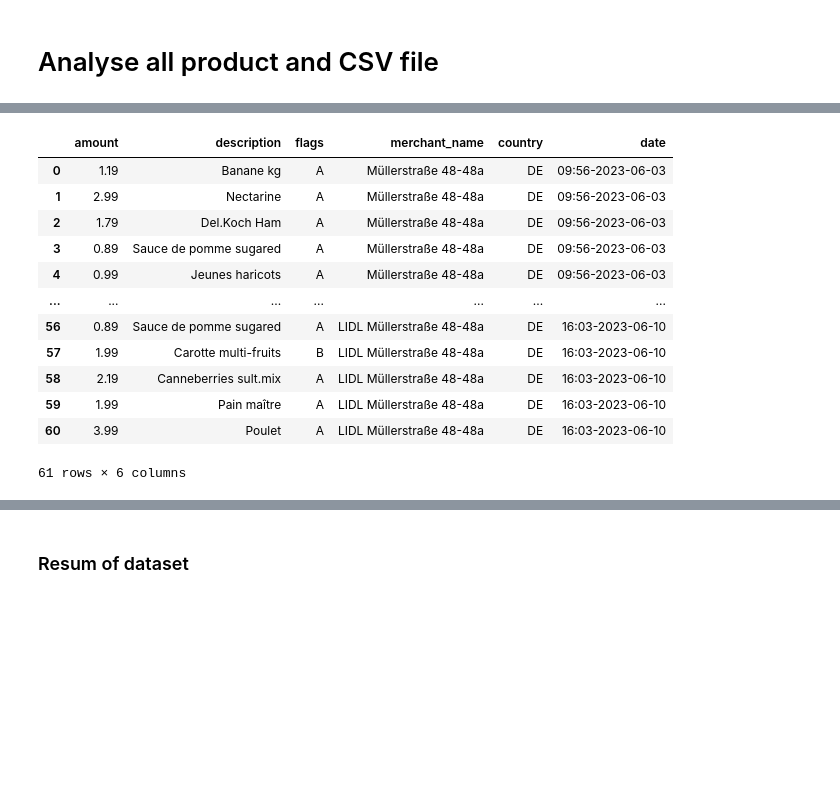
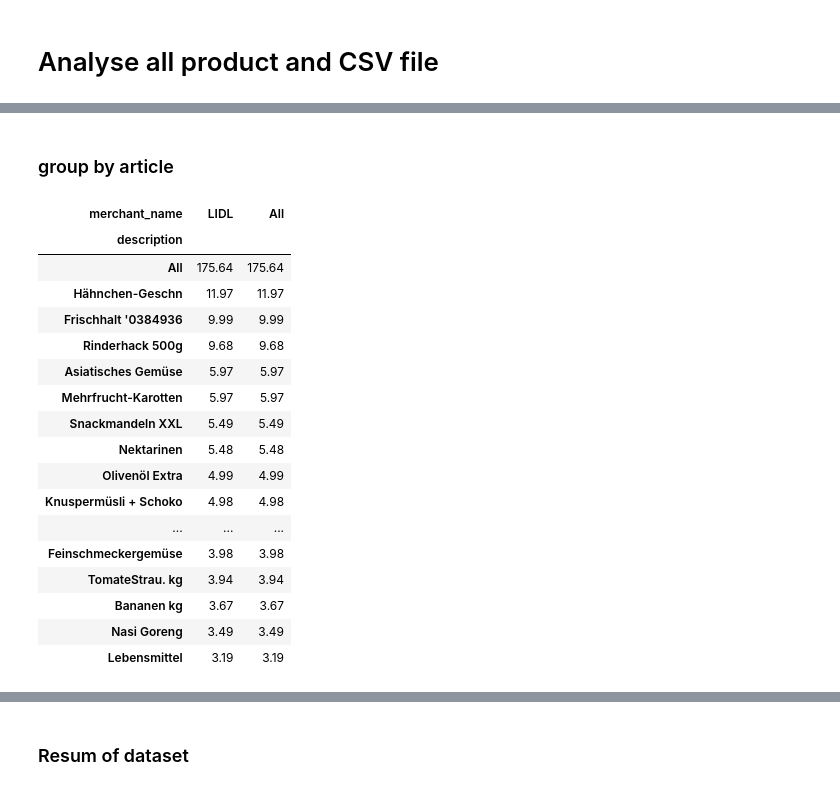
Before and after one commit to baptdev/receipt-ocr, a Jupyter notebook: python-receipt-ocr/notebook-receipt-OCR.ipynb, the cells around one changed output, grey strips where cells are left out. Saved outputs shown, nothing was run; the diff lists cells and outputs as text; code cells hidden in the pictures; blank space fills up the shorter version.

```diff
--- a/python-receipt-ocr/notebook-receipt-OCR.ipynb
+++ b/python-receipt-ocr/notebook-receipt-OCR.ipynb
@@ -323,16 +319,24 @@ df_products.head()
-# %%
-df_products
-# %% [output]
-|  | amount | description | flags | merchant_name | country | date |
-| 0 | 1.19 | Banane kg | A | Müllerstraße 48-48a | DE | 09:56-2023-06-03 |
-| 1 | 2.99 | Nectarine | A | Müllerstraße 48-48a | DE | 09:56-2023-06-03 |
-| 2 | 1.79 | Del.Koch Ham | A | Müllerstraße 48-48a | DE | 09:56-2023-06-03 |
-| 3 | 0.89 | Sauce de pomme sugared | A | Müllerstraße 48-48a | DE | 09:56-2023-06-03 |
-| 4 | 0.99 | Jeunes haricots | A | Müllerstraße 48-48a | DE | 09:56-2023-06-03 |
-| ... | ... | ... | ... | ... | ... | ... |
-| 56 | 0.89 | Sauce de pomme sugared | A | LIDL Müllerstraße 48-48a | DE | 16:03-2023-06-10 |
-| 57 | 1.99 | Carotte multi-fruits | B | LIDL Müllerstraße 48-48a | DE | 16:03-2023-06-10 |
-| 58 | 2.19 | Canneberries sult.mix | A | LIDL Müllerstraße 48-48a | DE | 16:03-2023-06-10 |
-| 59 | 1.99 | Pain maître | A | LIDL Müllerstraße 48-48a | DE | 16:03-2023-06-10 |
-| 60 | 3.99 | Poulet | A | LIDL Müllerstraße 48-48a | DE | 16:03-2023-06-10 |
-61 rows × 6 columns
+# %% [markdown]
+### group by article
+# %%
+pivot = df_products.pivot_table(values='amount', index='description', columns='merchant_name', aggfunc='sum', margins=True).sort_values('All', ascending=False)
+pivot.head(20)
+# %% [output]
+| merchant_name | LIDL | All |
+| description |  |  |
+| All | 175.64 | 175.64 |
+| Hähnchen-Geschn | 11.97 | 11.97 |
+| Frischhalt '0384936 | 9.99 | 9.99 |
+| Rinderhack 500g | 9.68 | 9.68 |
+| Asiatisches Gemüse | 5.97 | 5.97 |
+| Mehrfrucht-Karotten | 5.97 | 5.97 |
+| Snackmandeln XXL | 5.49 | 5.49 |
+| Nektarinen | 5.48 | 5.48 |
+| Olivenöl Extra | 4.99 | 4.99 |
+| Knuspermüsli + Schoko | 4.98 | 4.98 |
+| ... | ... | ... |
+| Feinschmeckergemüse | 3.98 | 3.98 |
+| TomateStrau. kg | 3.94 | 3.94 |
+| Bananen kg | 3.67 | 3.67 |
+| Nasi Goreng | 3.49 | 3.49 |
+| Lebensmittel | 3.19 | 3.19 |
```
Also changed, not shown: parts of 8 cells of this notebook, 10 other files.
